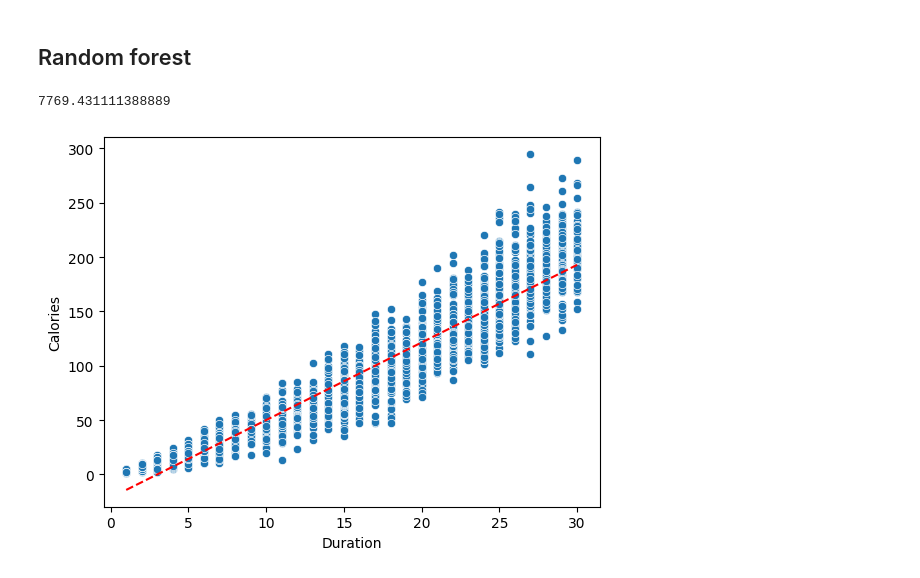
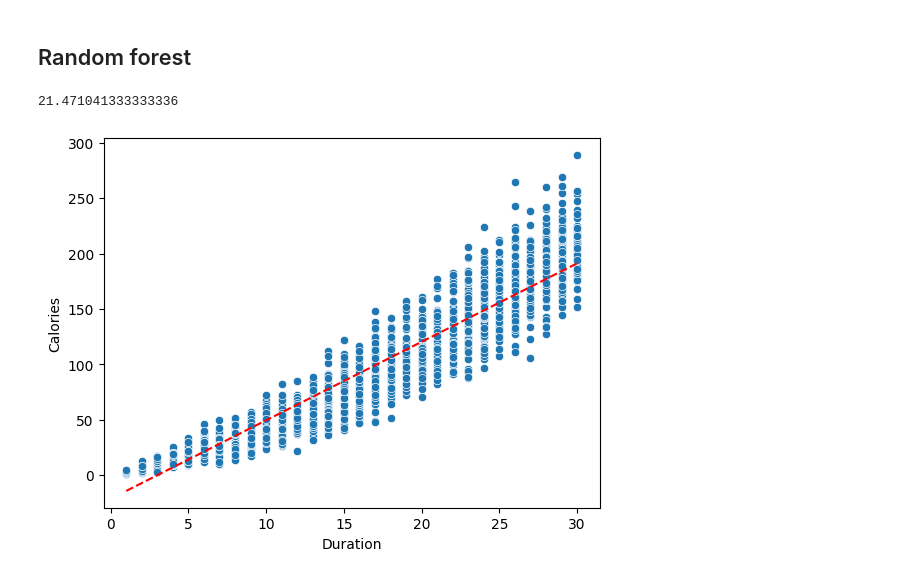
Before and after one commit to huang0520/1112_MachineLearning, a Jupyter notebook: HW3/HW3.ipynb, the cells around one changed output. Drawn from its saved outputs; the diff is of its cells as text; code cells hidden in the pictures.

```diff
--- a/HW3/HW3.ipynb
+++ b/HW3/HW3.ipynb
@@ -163,10 +119,0 @@ def calMSE(predict: np.ndarray, actual: np.ndarray):
-# %%
-x_train = train_data[:, :-1]
-y_train = train_data[:, -1][:, np.newaxis]
-x_test = test_data[:, :-1]
-y_test = test_data[:, -1][:, np.newaxis]
-x_validate = validate_data[:, :-1]
-y_validate = validate_data[:, -1][:, np.newaxis]
-
-y_pred = MLR(normalize(x_train), y_train, normalize(x_test), 0.1)
-print(calMSE(y_pred, y_test))
@@ -175,15 +119,0 @@ print(calMSE(y_pred, y_test))
-# %%
-def plot_OLS(x_test, y_pred):
-    x = np.linspace(x_test[:, 4].min(), x_test[:, 4].max(), 100)
-    m, n = np.polyfit(x_test[:, 4], y_pred, 1)
-    plt.plot(x, m * x + n, c="r", ls="dashed")
-
-
-def plot_truth():
-    df = pd.DataFrame(x_test[:, 4], columns=["Duration"])
-    df.loc[:, "Calories"] = y_test
-    sns.scatterplot(df, x="Duration", y="Calories")
-
-
-plot_truth()
-plot_OLS(x_test, y_pred)
@@ -274,12 +186,12 @@ def fit(phi, t, alpha_0=1e-5, beta_0=1e-5, max_iter=200, rtol=1e-5):
     print(f"Stopped after {max_iter} iterations.")
     return alpha, beta, m_N, S_N
 # %%
-phi_train = get_gaussian_matrix(x_train)
-phi_test = get_gaussian_matrix(x_validate)
+phi_train = get_gaussian_matrix(normalize(x_train), 10)
+phi_test = get_gaussian_matrix(normalize(x_test), 10)
 
 # m_N, S_N = posterior(phi_train, y_train, alpha, beta)
-alpha, beta, m_N, S_N = fit(phi_train, y_train)
-y, y_var = posterior_predictive(phi_test, m_N, S_N, beta)
+alpha, beta, m_N, S_N = fit(phi_train, y_train, rtol=10**-5)
+y_BLR, y_BLR_var = posterior_predictive(phi_test, m_N, S_N, beta)
 
-calMSE(y, y_validate)
+calMSE(y_BLR, y_test)
 # %% [output]
@@ -305,0 +213,5 @@ sns.scatterplot(df, x="Duration", y="Calories")
+# %%
+def plot_OLS(ax, x, y, color="black", linestyle="-", label=None):
+    dx = np.linspace(x.min(), x.max(), 100)
+    m, n = np.polyfit(x, y, 1)
+    ax.plot(dx, m * dx + n, c=color, ls=linestyle, label=label)
@@ -316,9 +298,9 @@ rf.fit(x_train, y_train.ravel())
 
 y_pred = rf.predict(x_test)
 # %%
-plot_truth()
+plot_scatter()
 plot_OLS(x_test, y_pred)
-calMSE(y_pred, y_test)
+calMSE(y_pred.reshape(-1, 1), y_test)
 # %% [output]
-7769.431111388889
+21.471041333333336
-[figure, old version]
+[figure, new version]
```
Also changed, not shown: parts of 32 cells of this notebook, 1 other file.
